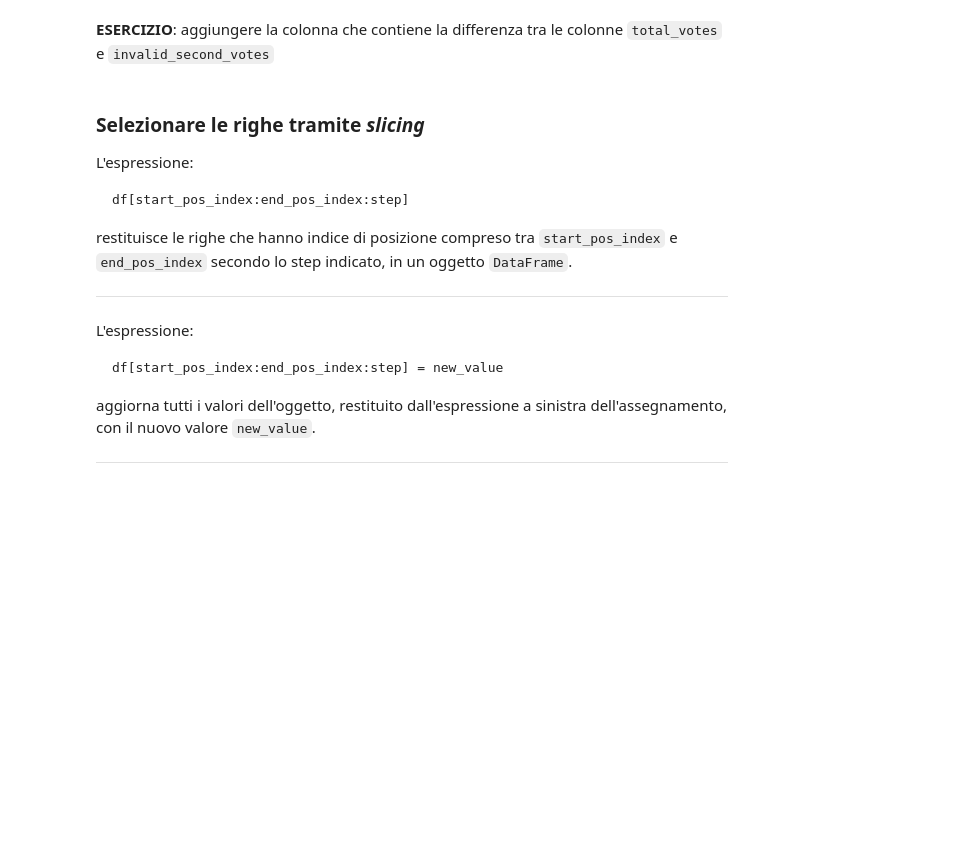
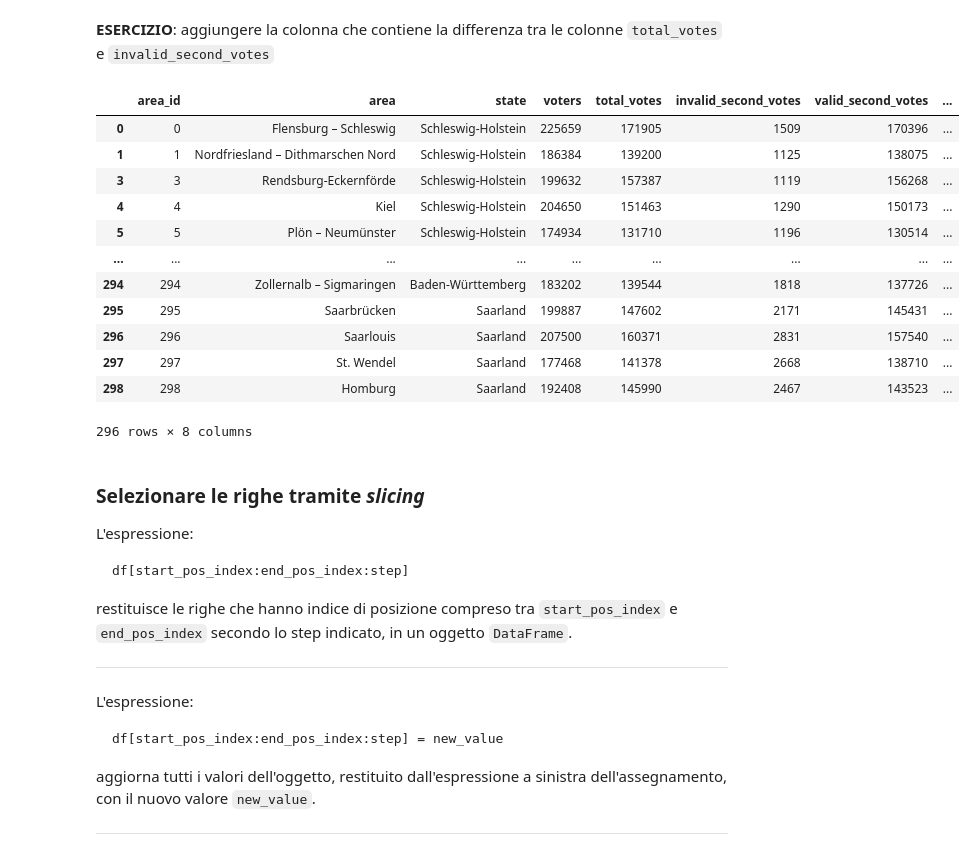
Before and after one commit to bioinformatica-corso/lezioni, a Jupyter notebook: laboratorio/lab10-14nov22/lezione6-pandas.ipynb, the cells around one changed output. Drawn from its saved outputs; the diff is of its cells as text; code cells hidden in the pictures; blank space fills up the shorter version.

```diff
--- a/laboratorio/lab10-14nov22/lezione6-pandas.ipynb
+++ b/laboratorio/lab10-14nov22/lezione6-pandas.ipynb
@@ -74,0 +213,2 @@ rimuove le colonne (`axis = 1`) o le righe (`axis = 0`) specificate nella lista
+# %%
+df.drop([2,9,10], axis = 0, inplace = True)
@@ -163,3 +453,19 @@ aggiunge la colonna `new_column_name` con i valori dell'oggetto `series_obj` che
+# %%
+df
+# %% [output]
+|  | area_id | area | state | voters | total_votes | invalid_second_votes | valid_second_votes | ... |
+| 0 | 0 | Flensburg – Schleswig | Schleswig-Holstein | 225659 | 171905 | 1509 | 170396 | ... |
+| 1 | 1 | Nordfriesland – Dithmarschen Nord | Schleswig-Holstein | 186384 | 139200 | 1125 | 138075 | ... |
+| 3 | 3 | Rendsburg-Eckernförde | Schleswig-Holstein | 199632 | 157387 | 1119 | 156268 | ... |
+| 4 | 4 | Kiel | Schleswig-Holstein | 204650 | 151463 | 1290 | 150173 | ... |
+| 5 | 5 | Plön – Neumünster | Schleswig-Holstein | 174934 | 131710 | 1196 | 130514 | ... |
+| ... | ... | ... | ... | ... | ... | ... | ... | ... |
+| 294 | 294 | Zollernalb – Sigmaringen | Baden-Württemberg | 183202 | 139544 | 1818 | 137726 | ... |
+| 295 | 295 | Saarbrücken | Saarland | 199887 | 147602 | 2171 | 145431 | ... |
+| 296 | 296 | Saarlouis | Saarland | 207500 | 160371 | 2831 | 157540 | ... |
+| 297 | 297 | St. Wendel | Saarland | 177468 | 141378 | 2668 | 138710 | ... |
+| 298 | 298 | Homburg | Saarland | 192408 | 145990 | 2467 | 143523 | ... |
+296 rows × 8 columns
 # %% [markdown]
 ### Selezionare le righe tramite *slicing*
 
```
Also changed, not shown: parts of 38 cells of this notebook.
